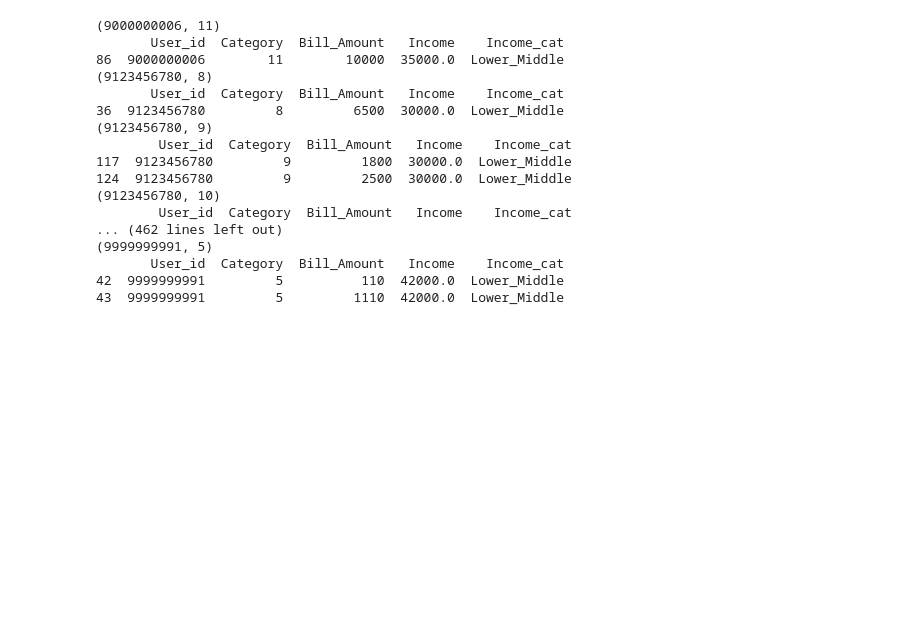
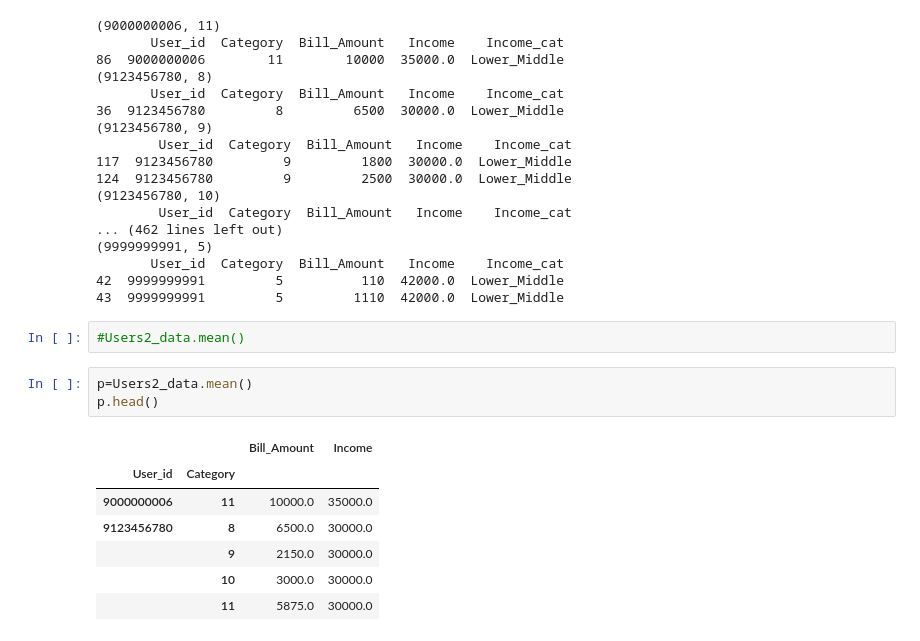
Before and after one commit to sindhushap/My_First_project1, a Jupyter notebook: Data_science_25.26.ipynb, the cells around one changed output. Drawn from its saved outputs; the diff is of its cells as text; blank space fills up the shorter version.

```diff
--- a/Data_science_25.26.ipynb
+++ b/Data_science_25.26.ipynb
@@ -368,3 +361,16 @@ for User_id,grp in Users2_data:
        User_id  Category  Bill_Amount   Income    Income_cat
 42  9999999991         5          110  42000.0  Lower_Middle
 43  9999999991         5         1110  42000.0  Lower_Middle
+# %%
+#Users2_data.mean()
+# %%
+p=Users2_data.mean()
+p.head()
+# %% [output]
+|  |  | Bill_Amount | Income |
+| User_id | Category |  |  |
+| 9000000006 | 11 | 10000.0 | 35000.0 |
+| 9123456780 | 8 | 6500.0 | 30000.0 |
+|  | 9 | 2150.0 | 30000.0 |
+|  | 10 | 3000.0 | 30000.0 |
+|  | 11 | 5875.0 | 30000.0 |
```
Also changed, not shown: parts of 18 cells of this notebook.
